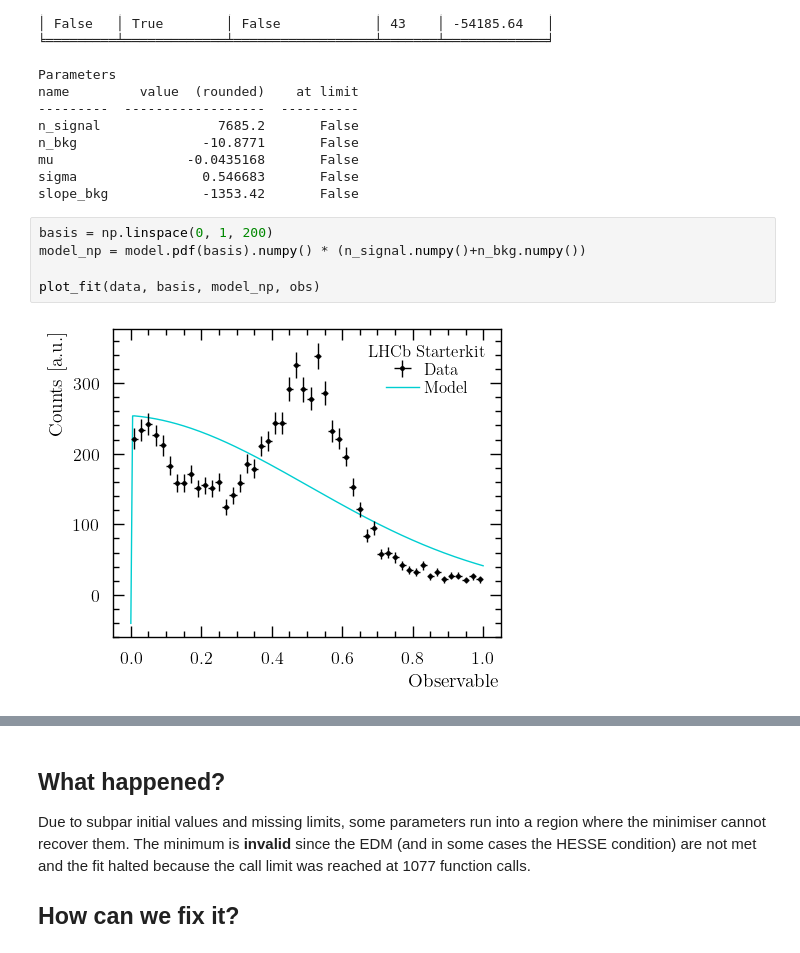
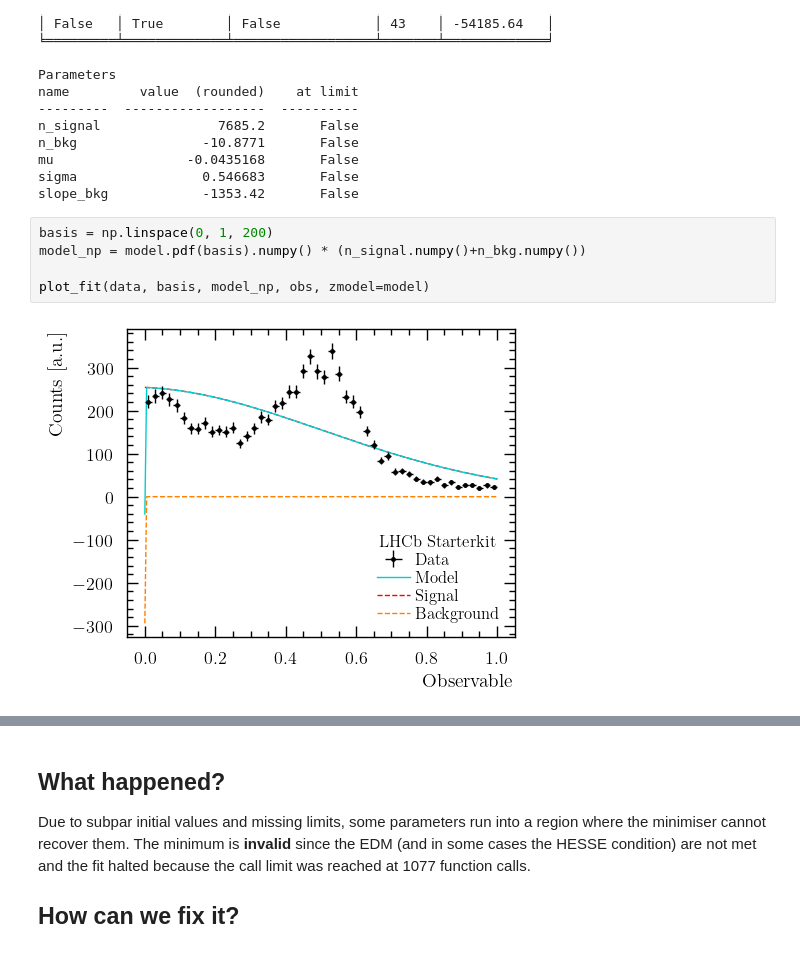
Before and after one commit to schmitse/lhcb-starterkit-2022, a Jupyter notebook: zfitFitFailure.ipynb, the cells around one changed output, grey strips where cells are left out. Saved outputs shown, nothing was run; the diff lists cells and outputs as text.

```diff
--- a/zfitFitFailure.ipynb
+++ b/zfitFitFailure.ipynb
@@ -146,10 +146,10 @@ slope_bkg            -1353.42       False
 # %%
 basis = np.linspace(0, 1, 200)
 model_np = model.pdf(basis).numpy() * (n_signal.numpy()+n_bkg.numpy())
 
-plot_fit(data, basis, model_np, obs)
+plot_fit(data, basis, model_np, obs, zmodel=model)
 # %% [output]
-[figure, old version]
+[figure, new version]
 # %%
 result.info['minuit']
 # %% [output]
```
Also changed, not shown: parts of 4 cells of this notebook, 1 other file.
